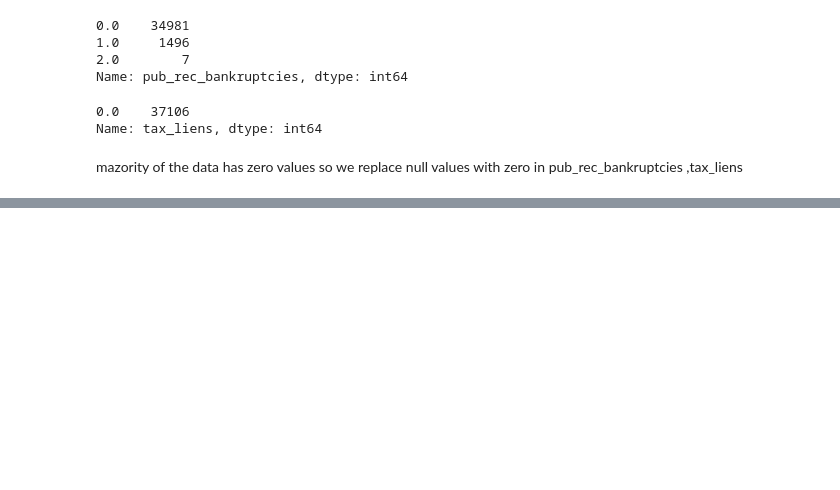
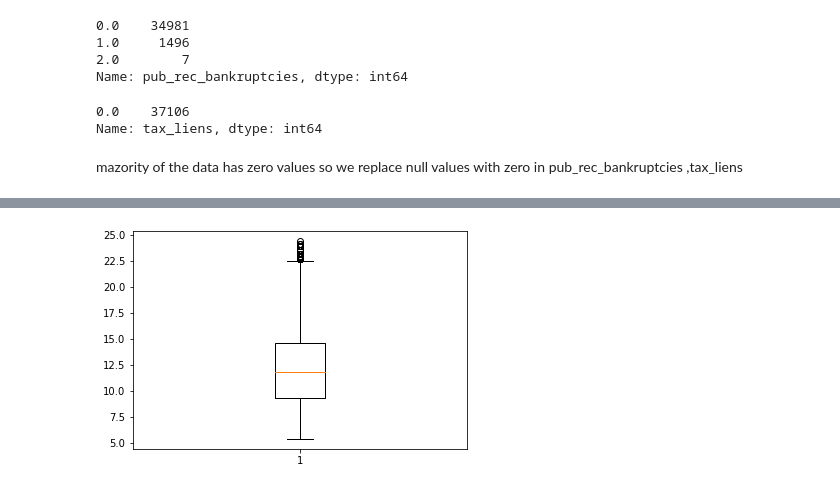
Before and after one commit to Prithvi25298/Lending-Club-Case-Study, a Jupyter notebook: assignment1Mark1.ipynb, the cells around one changed output, grey strips where cells are left out. Cells and saved outputs as stored; diff of their text form; code cells hidden in the pictures; blank space fills up the shorter version.

```diff
--- a/assignment1Mark1.ipynb
+++ b/assignment1Mark1.ipynb
@@ -246,7 +269,7 @@ Name: tax_liens, dtype: int64
 # %% [markdown]
 mazority of the data has zero values so we replace null values with zero in pub_rec_bankruptcies ,tax_liens
 # %%
-dfloan.pub_rec_bankruptcies.fillna(0,inplace=True)
-dfloan.tax_liens.fillna(0,inplace=True)
+dfloan = dfloan.drop(columns=['pub_rec_bankruptcies'])
+dfloan = dfloan.drop(columns=['tax_liens'])
 dfloan.isnull().sum()
 # %% [output]
@@ -269,3 +292,3 @@ tax_liens                         0
 dtype: int64
 # %%
-pd.to_datetime(dfloan['last_pymnt_d'])
+dfloan = dfloan.drop(columns=['next_pymnt_d'])
@@ -277,0 +349,3 @@ dfloan["title"].replace("Debt Consolidation Loan", "Debt Consolidation",inplace=
+# %%
+dfloan["term"] = dfloan["term"].str.replace(' months','')
+dfloan["term"]  = dfloan["term"].astype("int32")
@@ -277,0 +363,3 @@ dfloan["title"].replace("Debt Consolidation Loan", "Debt Consolidation",inplace=
+# %%
+dfloan["int_rate"] = dfloan["int_rate"].str.replace('%','')
+dfloan["int_rate"]  = dfloan["int_rate"].astype("float32")
@@ -277,0 +486,5 @@ dfloan["title"].replace("Debt Consolidation Loan", "Debt Consolidation",inplace=
+# %%
+plt.boxplot(dfloan.int_rate)
+plt.show()
+# %% [output]
+[figure, added]
```
Also changed, not shown: parts of 45 cells of this notebook, 1 other file.
